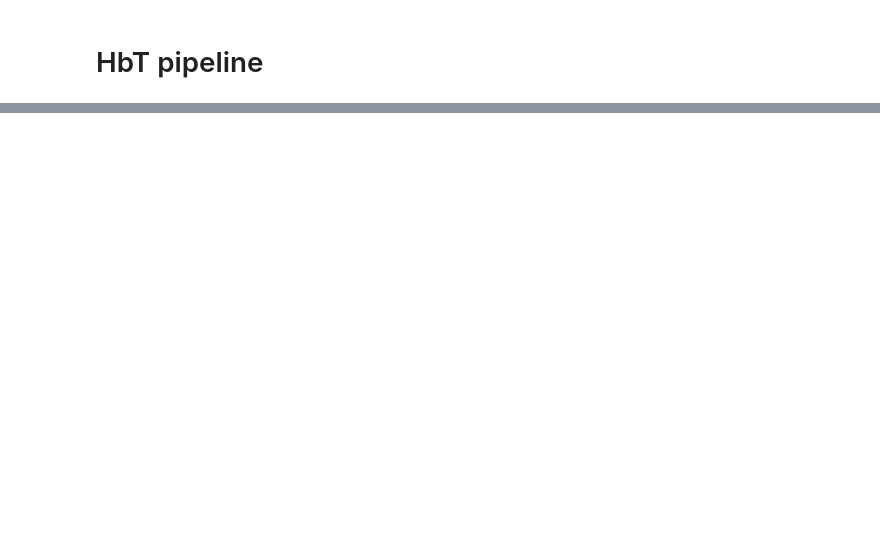
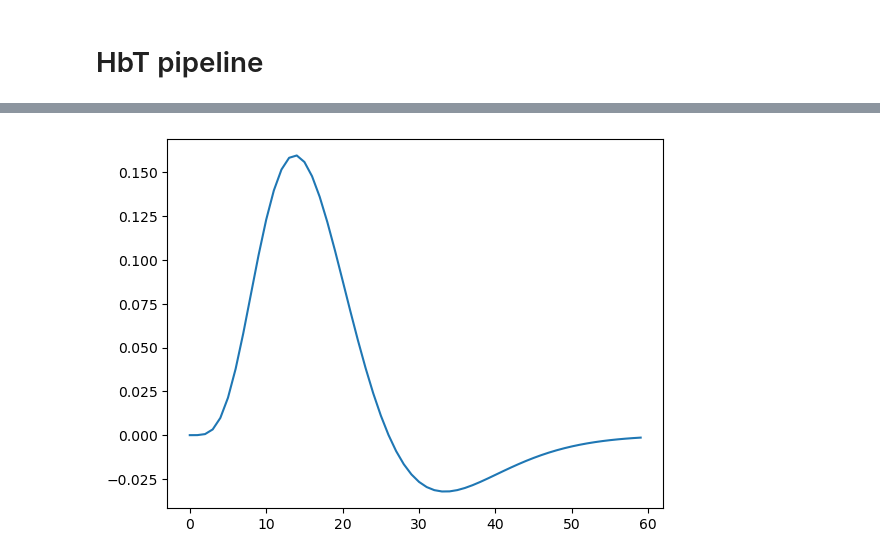
Before and after one commit to vincentpiano123/WideField, a Jupyter notebook: HbT_pipeline.ipynb, the cells around one changed output, grey strips where cells are left out. Cells and saved outputs as stored; diff of their text form; code cells hidden in the pictures; blank space fills up the shorter version.

```diff
--- a/HbT_pipeline.ipynb
+++ b/HbT_pipeline.ipynb
@@ -150,0 +123,7 @@ convert_to_hb(gpath , rpath , output_path , baseline=[0,90] , bin_size=1)
+# %%
+HRF = gamma.pdf(t, 6) + -0.5*gamma.pdf(t,10)
+# %%
+plt.plot(HRF)
+plt.show()
+# %% [output]
+[figure, added]
```
Also changed, not shown: parts of 63 cells of this notebook, 1 other file.
